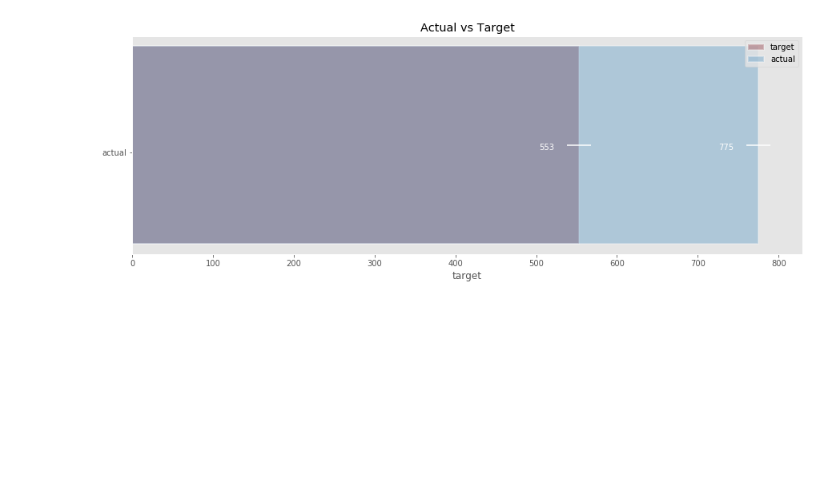
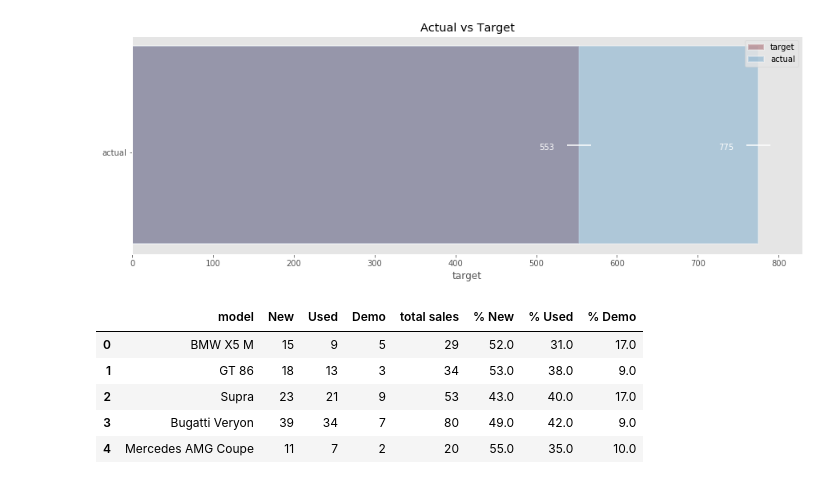
Before and after one commit to bistudio/matplotlibs-charts, a Jupyter notebook: Chart Types.ipynb, the cells around one changed output. Saved outputs shown, nothing was run; the diff lists cells and outputs as text; code cells hidden in the pictures; blank space fills up the shorter version.

```diff
--- a/Chart Types.ipynb
+++ b/Chart Types.ipynb
@@ -197,0 +202,30 @@ plt.show()
+# %%
+# create 100 % values
+stacked_100_data['Demo'] = [5,3,9,7,2]
+stacked_100_data['total sales'] = []
+
+for k in range(len(stacked_100_data['New'])):
+    stacked_100_data['total sales'].append(stacked_100_data['New'][k] + stacked_100_data['Used'][k]
+                                           + stacked_100_data['Demo'][k])
+
+stacked_100_data['% New'] = []
+stacked_100_data['% Used'] = []
+stacked_100_data['% Demo'] = []
+
+for l in range(len(stacked_100_data['New'])):
+    stacked_100_data['% New'].append(round(stacked_100_data['New'][l]
+                                           /stacked_100_data['total sales'][l] * 100,0))
+    stacked_100_data['% Used'].append(round(stacked_100_data['Used'][l]
+                                            /stacked_100_data['total sales'][l] * 100,0))
+    stacked_100_data['% Demo'].append(round(stacked_100_data['Demo'][l]
+                                      /stacked_100_data['total sales'][l] * 100,0))
+
+stacked_100_df = pd.DataFrame(stacked_100_data)
+stacked_100_df
+# %% [output]
+|  | model | New | Used | Demo | total sales | % New | % Used | % Demo |
+| 0 | BMW X5 M | 15 | 9 | 5 | 29 | 52.0 | 31.0 | 17.0 |
+| 1 | GT 86 | 18 | 13 | 3 | 34 | 53.0 | 38.0 | 9.0 |
+| 2 | Supra | 23 | 21 | 9 | 53 | 43.0 | 40.0 | 17.0 |
+| 3 | Bugatti Veryon | 39 | 34 | 7 | 80 | 49.0 | 42.0 | 9.0 |
+| 4 | Mercedes AMG Coupe | 11 | 7 | 2 | 20 | 55.0 | 35.0 | 10.0 |
```
Also changed, not shown: parts of 4 cells of this notebook.
